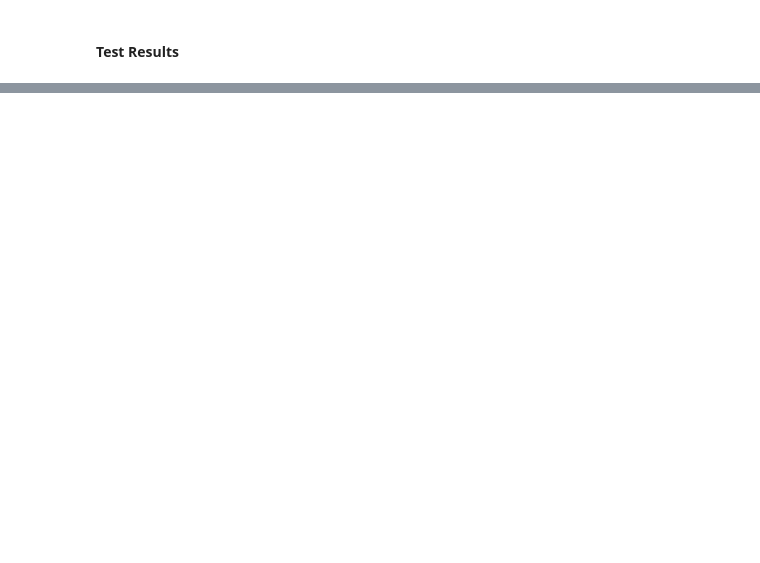
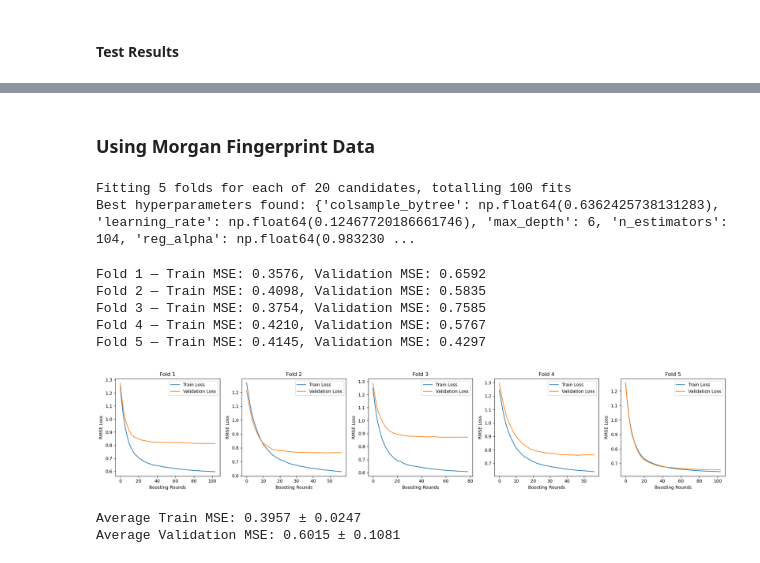
Before and after one commit to AliceTernois/c242_project, a Jupyter notebook: rianna_models2.ipynb, the cells around one changed output, grey strips where cells are left out. Cells and saved outputs as stored; diff of their text form; code cells hidden in the pictures; blank space fills up the shorter version.

```diff
--- a/rianna_models2.ipynb
+++ b/rianna_models2.ipynb
@@ -167,0 +190,24 @@ plt.show()
+# %% [markdown]
+### Using Morgan Fingerprint Data
+# %%
+# import morgan fingerprint data
+with open("data_splits_fps.pkl", "rb") as f:
+    X_train_fps, X_test_fps, y_train_fps, y_test_fps = pickle.load(f)
+# %%
+# Use RandomizedSearchCV to find best hyperparameters
+best_params_fps = hyperparam_search(X_train_fps, y_train_fps)
+# %% [output]
+Fitting 5 folds for each of 20 candidates, totalling 100 fits
+Best hyperparameters found: {'colsample_bytree': np.float64(0.6362425738131283), 'learning_rate': np.float64(0.12467720186661746), 'max_depth': 6, 'n_estimators': 104, 'reg_alpha': np.float64(0.983230 ...
+# %%
+# Train and validate with cross-validation
+KFold_CV(X_train_fps, y_train_fps, best_params_fps)
+# %% [output]
+Fold 1 — Train MSE: 0.3576, Validation MSE: 0.6592
+Fold 2 — Train MSE: 0.4098, Validation MSE: 0.5835
+Fold 3 — Train MSE: 0.3754, Validation MSE: 0.7585
+Fold 4 — Train MSE: 0.4210, Validation MSE: 0.5767
+Fold 5 — Train MSE: 0.4145, Validation MSE: 0.4297
+[figure, added]
+Average Train MSE: 0.3957 ± 0.0247
+Average Validation MSE: 0.6015 ± 0.1081
```
Also changed, not shown: parts of 19 cells of this notebook.
